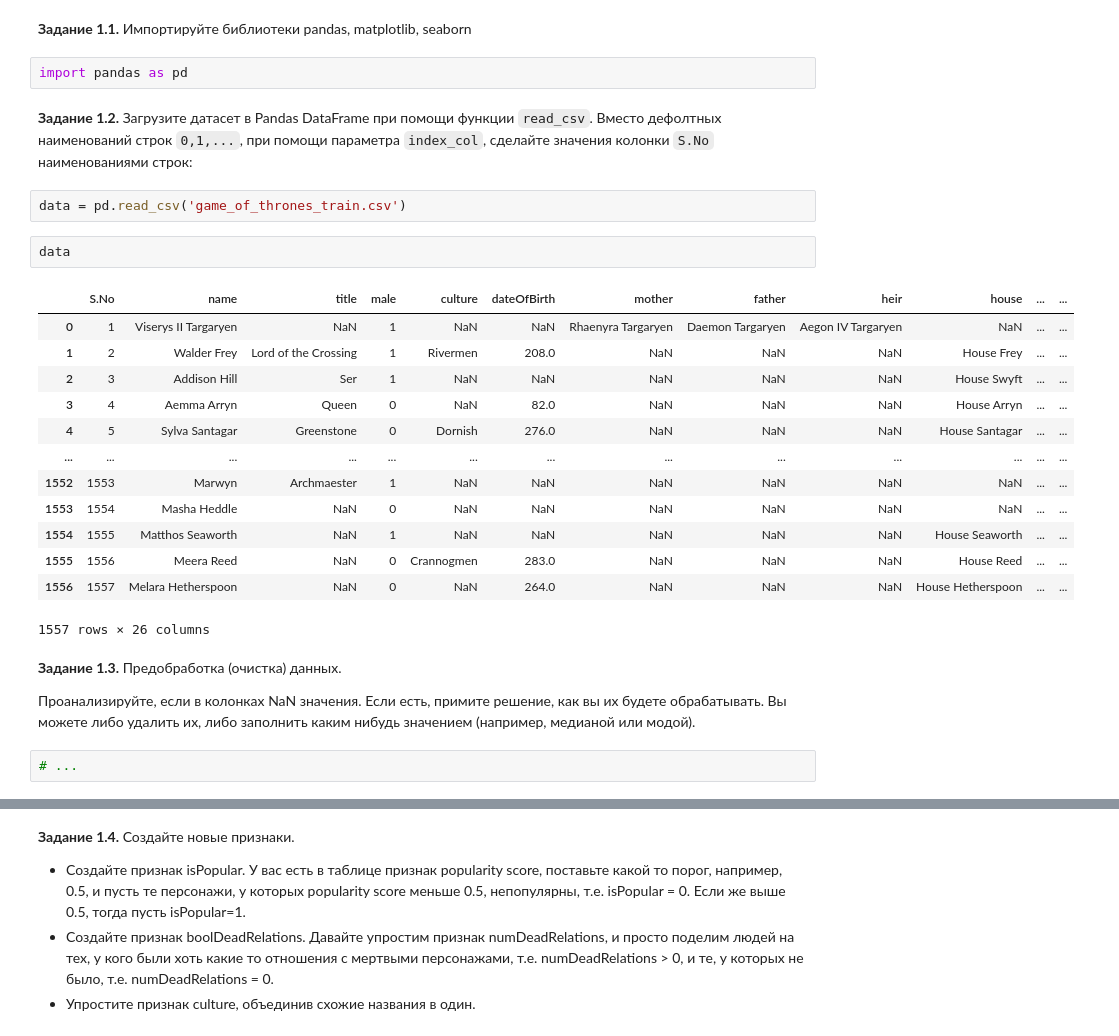
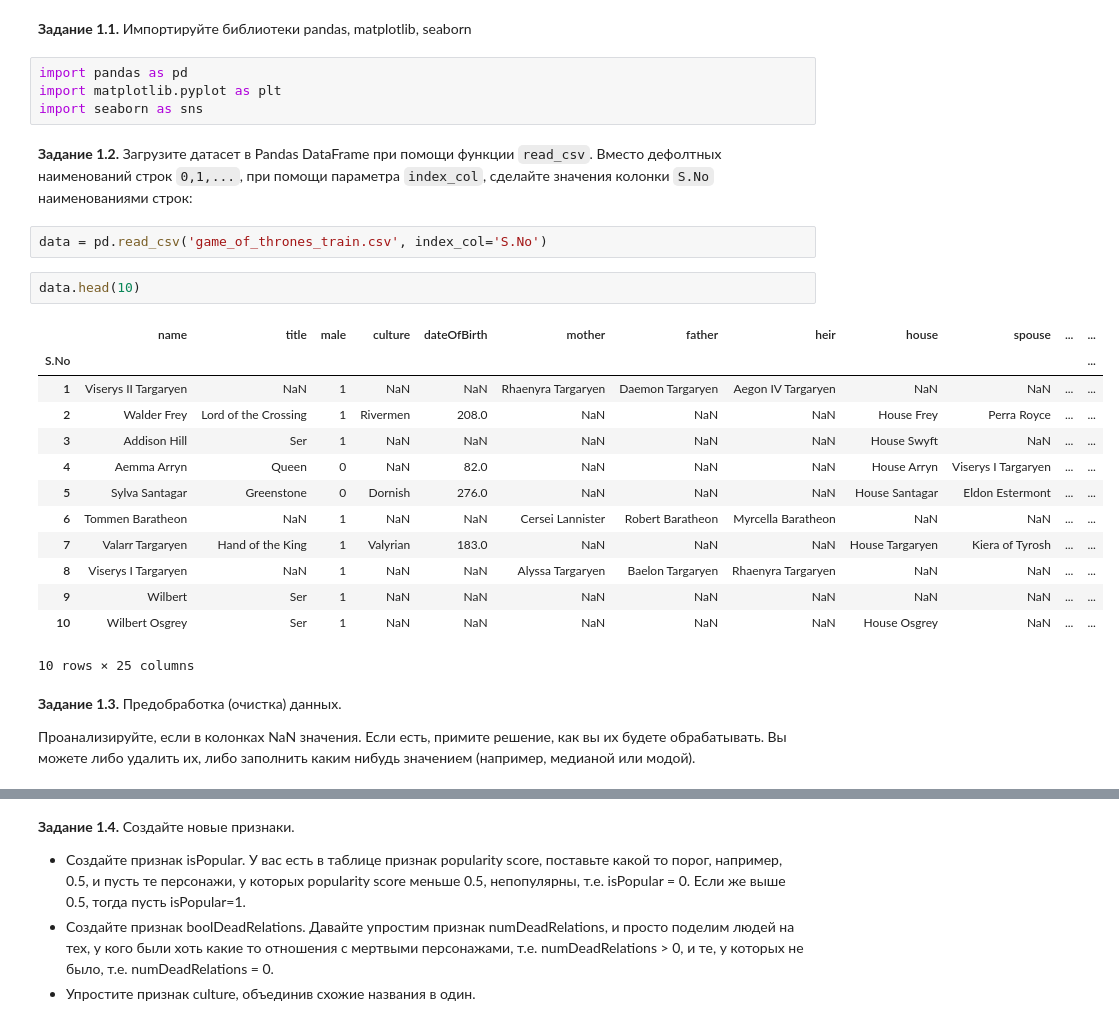
Before and after one commit to qwart6/DLS_by_MIPT, a Jupyter notebook: week_01_ml_intro/Homework/hw_1_game_of_thrones.ipynb, the cells around one changed output, grey strips where cells are left out. Cells and saved outputs as stored; diff of their text form.

```diff
--- a/week_01_ml_intro/Homework/hw_1_game_of_thrones.ipynb
+++ b/week_01_ml_intro/Homework/hw_1_game_of_thrones.ipynb
@@ -100,29 +100,29 @@ To: /content/game_of_thrones_train.csv
 **Задание 1.1.** Импортируйте библиотеки pandas, matplotlib, seaborn
 # %%
 import pandas as pd
+import matplotlib.pyplot as plt
+import seaborn as sns
 # %% [markdown]
 **Задание 1.2.** Загрузите датасет в Pandas DataFrame при помощи функции `read_csv`. Вместо дефолтных наименований строк `0,1,...`, при помощи параметра `index_col`, сделайте значения колонки `S.No` наименованиями строк:
 # %%
-data = pd.read_csv('game_of_thrones_train.csv')
+data = pd.read_csv('game_of_thrones_train.csv', index_col='S.No')
 # %%
-data
+data.head(10)
 # %% [output]
-|  | S.No | name | title | male | culture | dateOfBirth | mother | father | heir | house | ... | ... |
-| 0 | 1 | Viserys II Targaryen | NaN | 1 | NaN | NaN | Rhaenyra Targaryen | Daemon Targaryen | Aegon IV Targaryen | NaN | ... | ... |
-| 1 | 2 | Walder Frey | Lord of the Crossing | 1 | Rivermen | 208.0 | NaN | NaN | NaN | House Frey | ... | ... |
-| 2 | 3 | Addison Hill | Ser | 1 | NaN | NaN | NaN | NaN | NaN | House Swyft | ... | ... |
-| 3 | 4 | Aemma Arryn | Queen | 0 | NaN | 82.0 | NaN | NaN | NaN | House Arryn | ... | ... |
-| 4 | 5 | Sylva Santagar | Greenstone | 0 | Dornish | 276.0 | NaN | NaN | NaN | House Santagar | ... | ... |
-| ... | ... | ... | ... | ... | ... | ... | ... | ... | ... | ... | ... | ... |
-| 1552 | 1553 | Marwyn | Archmaester | 1 | NaN | NaN | NaN | NaN | NaN | NaN | ... | ... |
-| 1553 | 1554 | Masha Heddle | NaN | 0 | NaN | NaN | NaN | NaN | NaN | NaN | ... | ... |
-| 1554 | 1555 | Matthos Seaworth | NaN | 1 | NaN | NaN | NaN | NaN | NaN | House Seaworth | ... | ... |
-| 1555 | 1556 | Meera Reed | NaN | 0 | Crannogmen | 283.0 | NaN | NaN | NaN | House Reed | ... | ... |
-| 1556 | 1557 | Melara Hetherspoon | NaN | 0 | NaN | 264.0 | NaN | NaN | NaN | House Hetherspoon | ... | ... |
+|  | name | title | male | culture | dateOfBirth | mother | father | heir | house | spouse | ... | ... |
+| S.No |  |  |  |  |  |  |  |  |  |  |  | ... |
+| 1 | Viserys II Targaryen | NaN | 1 | NaN | NaN | Rhaenyra Targaryen | Daemon Targaryen | Aegon IV Targaryen | NaN | NaN | ... | ... |
+| 2 | Walder Frey | Lord of the Crossing | 1 | Rivermen | 208.0 | NaN | NaN | NaN | House Frey | Perra Royce | ... | ... |
+| 3 | Addison Hill | Ser | 1 | NaN | NaN | NaN | NaN | NaN | House Swyft | NaN | ... | ... |
+| 4 | Aemma Arryn | Queen | 0 | NaN | 82.0 | NaN | NaN | NaN | House Arryn | Viserys I Targaryen | ... | ... |
+| 5 | Sylva Santagar | Greenstone | 0 | Dornish | 276.0 | NaN | NaN | NaN | House Santagar | Eldon Estermont | ... | ... |
+| 6 | Tommen Baratheon | NaN | 1 | NaN | NaN | Cersei Lannister | Robert Baratheon | Myrcella Baratheon | NaN | NaN | ... | ... |
+| 7 | Valarr Targaryen | Hand of the King | 1 | Valyrian | 183.0 | NaN | NaN | NaN | House Targaryen | Kiera of Tyrosh | ... | ... |
+| 8 | Viserys I Targaryen | NaN | 1 | NaN | NaN | Alyssa Targaryen | Baelon Targaryen | Rhaenyra Targaryen | NaN | NaN | ... | ... |
+| 9 | Wilbert | Ser | 1 | NaN | NaN | NaN | NaN | NaN | NaN | NaN | ... | ... |
+| 10 | Wilbert Osgrey | Ser | 1 | NaN | NaN | NaN | NaN | NaN | House Osgrey | NaN | ... | ... |
-1557 rows × 26 columns
+10 rows × 25 columns
 # %% [markdown]
 **Задание 1.3.** Предобработка (очистка) данных.
 
 Проанализируйте, если в колонках NaN значения. Если есть, примите решение, как вы их будете обрабатывать. Вы можете либо удалить их, либо заполнить каким нибудь значением (например, медианой или модой).
-# %%
-# ...
```
Also changed, not shown: parts of 1 cell of this notebook.
